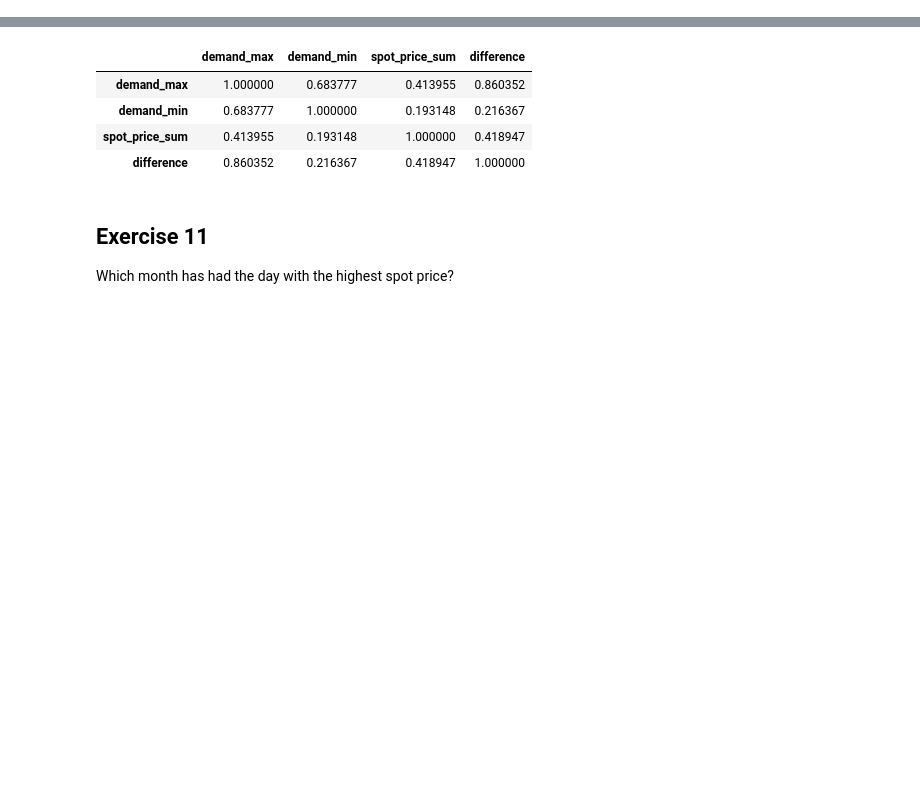
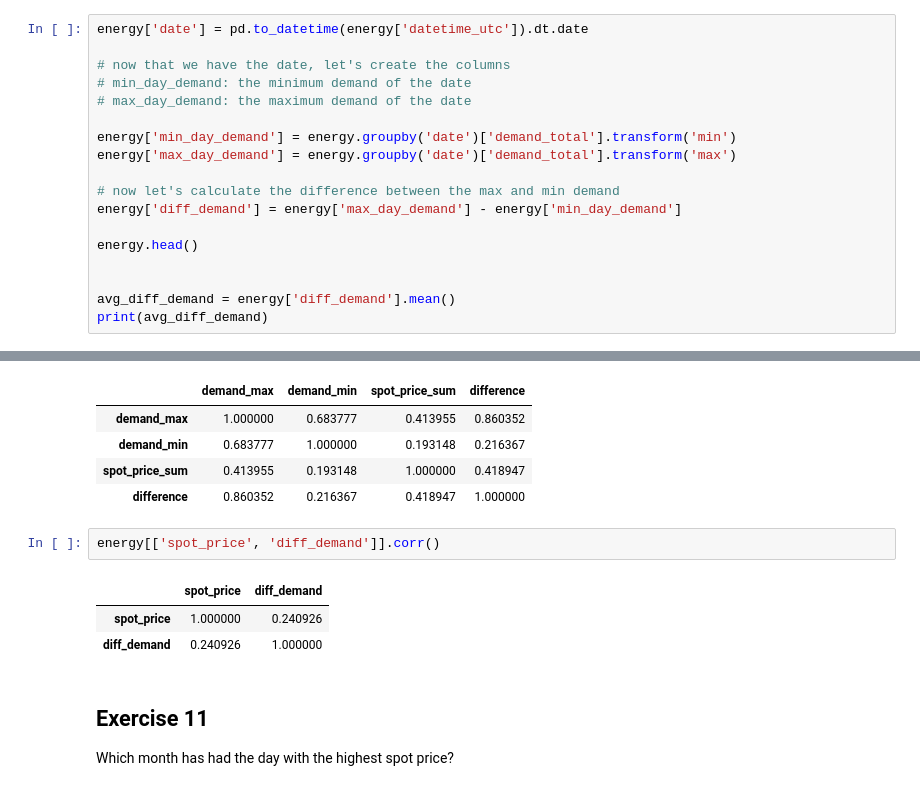
Before and after one commit to BOYSABIO/IE-University, a Jupyter notebook: IE_MASTERS/7_PYTHON_FOR_DATA_ANALYSIS/s18_pandas_practice.ipynb, the cells around one changed output, grey strips where cells are left out. Drawn from its saved outputs; the diff is of its cells as text; blank space fills up the shorter version.

```diff
--- a/IE_MASTERS/7_PYTHON_FOR_DATA_ANALYSIS/s18_pandas_practice.ipynb
+++ b/IE_MASTERS/7_PYTHON_FOR_DATA_ANALYSIS/s18_pandas_practice.ipynb
@@ -234,3 +292,21 @@ energy_max_min.sort_values('difference', ascending = False)
 | 2023-01-31 | 26069.0 | 26069.0 | 0.0 |
 | 2022-12-31 | 19646.3 | 19646.3 | 0.0 |
 700 rows × 3 columns
+# %%
+energy['date'] = pd.to_datetime(energy['datetime_utc']).dt.date
+
+# now that we have the date, let's create the columns
+# min_day_demand: the minimum demand of the date
+# max_day_demand: the maximum demand of the date
+
+energy['min_day_demand'] = energy.groupby('date')['demand_total'].transform('min')
+energy['max_day_demand'] = energy.groupby('date')['demand_total'].transform('max')
+
+# now let's calculate the difference between the max and min demand
+energy['diff_demand'] = energy['max_day_demand'] - energy['min_day_demand']
+
+energy.head()
+
+
+avg_diff_demand = energy['diff_demand'].mean()
+print(avg_diff_demand)
@@ -254,6 +332,12 @@ energy_max_min.corr()
 | demand_min | 0.683777 | 1.000000 | 0.193148 | 0.216367 |
 | spot_price_sum | 0.413955 | 0.193148 | 1.000000 | 0.418947 |
 | difference | 0.860352 | 0.216367 | 0.418947 | 1.000000 |
+# %%
+energy[['spot_price', 'diff_demand']].corr()
+# %% [output]
+|  | spot_price | diff_demand |
+| spot_price | 1.000000 | 0.240926 |
+| diff_demand | 0.240926 | 1.000000 |
 # %% [markdown]
 ## Exercise 11
 
```
Also changed, not shown: parts of 9 cells of this notebook, 1 other file.
